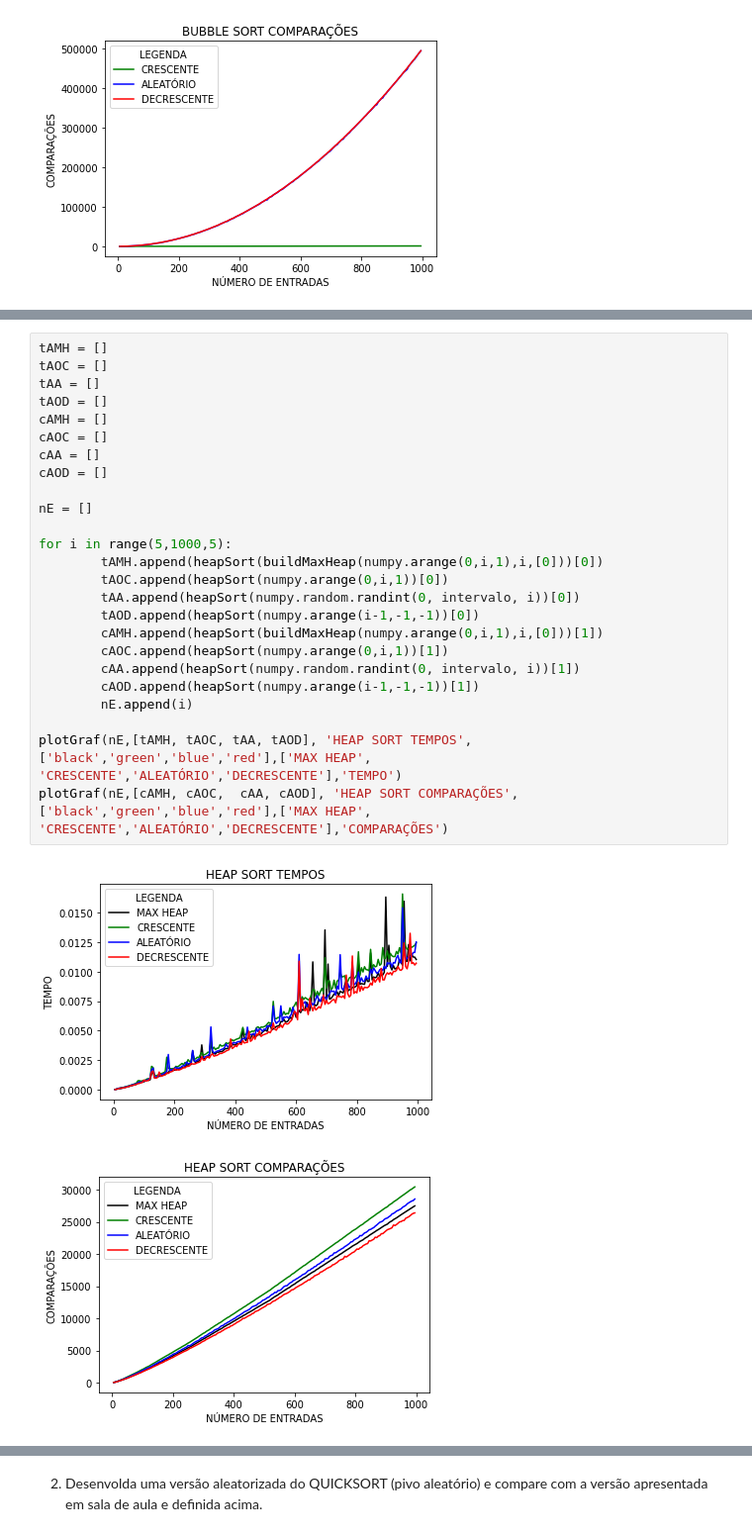
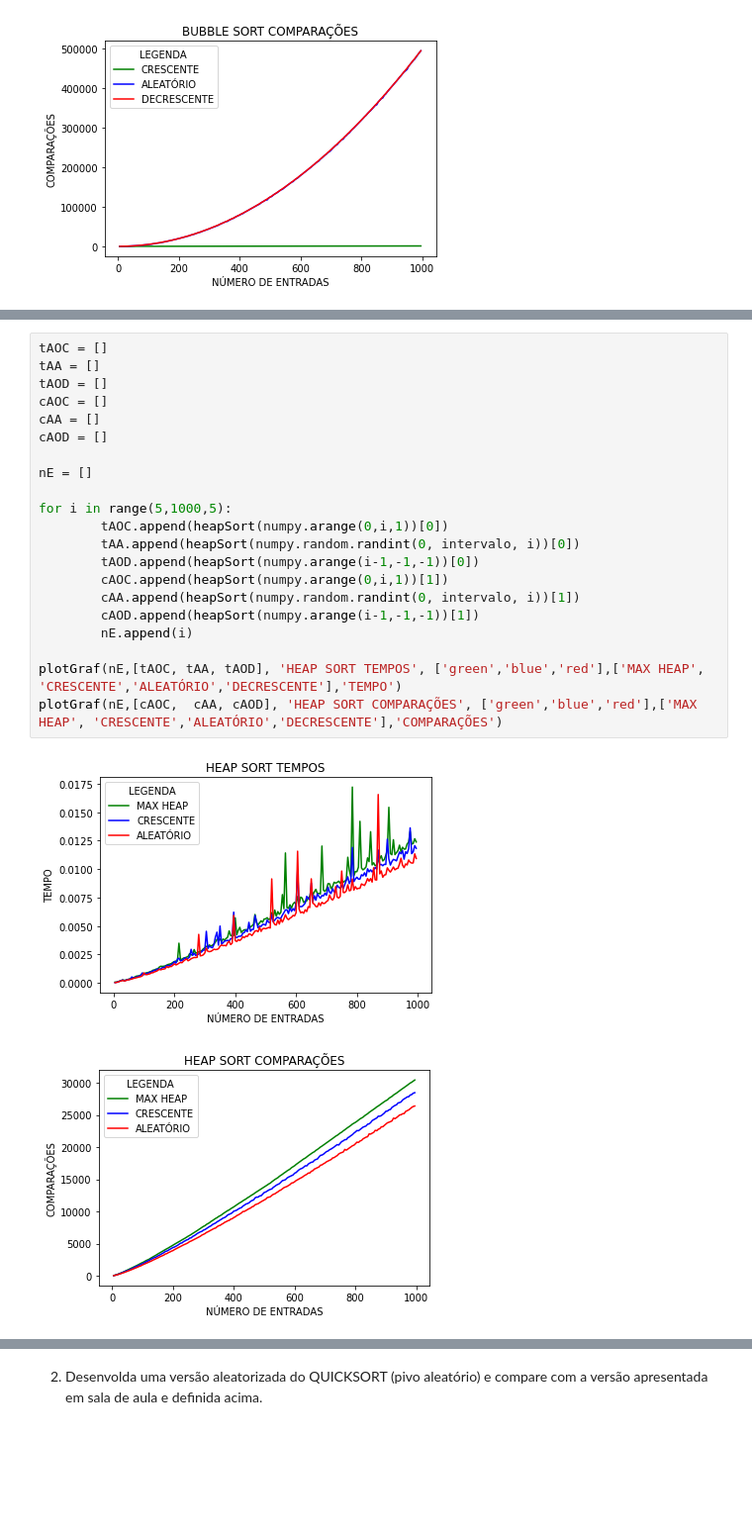
Before and after one commit to fabioVitorTavares/EFC1-GCC253---Complexidade-e-Projeto-de-Algoritmos, a Jupyter notebook: EFC1_GCC_253.ipynb, the cells around one changed output, grey strips where cells are left out. Shown: that part at 99% size. Drawn from its saved outputs; the diff is of its cells as text; blank space fills up the shorter version.

```diff
--- a/EFC1_GCC_253.ipynb
+++ b/EFC1_GCC_253.ipynb
@@ -366,32 +397,28 @@ plotGraf(nE,[cAOC,  cAA, cAOD], 'BUBBLE SORT COMPARAÇÕES', ['green','blue','re
 
         O pior caso acontece quando o vetor está ordenado de forma contrária, apesar de já ser uma heap de máximos o filho da esquerda é sempre maior que o filho da direita, o que faz com que a manutenção da heap sempre tenha que chegar em um nó folha sendo que a altura da heap se mante equilibrada perto de 2 elevado ao tamanho da heap.
 # %%
-tAMH = []
 tAOC = []
 tAA = []
 tAOD = []
-cAMH = []
 cAOC = []
 cAA = []
 cAOD = []
 
 nE = []
 
 for i in range(5,1000,5):
-        tAMH.append(heapSort(buildMaxHeap(numpy.arange(0,i,1),i,[0]))[0])
         tAOC.append(heapSort(numpy.arange(0,i,1))[0])
         tAA.append(heapSort(numpy.random.randint(0, intervalo, i))[0])
         tAOD.append(heapSort(numpy.arange(i-1,-1,-1))[0])
-        cAMH.append(heapSort(buildMaxHeap(numpy.arange(0,i,1),i,[0]))[1])
         cAOC.append(heapSort(numpy.arange(0,i,1))[1])
         cAA.append(heapSort(numpy.random.randint(0, intervalo, i))[1])
         cAOD.append(heapSort(numpy.arange(i-1,-1,-1))[1])
         nE.append(i)
 
-plotGraf(nE,[tAMH, tAOC, tAA, tAOD], 'HEAP SORT TEMPOS', ['black','green','blue','red'],['MAX HEAP', 'CRESCENTE','ALEATÓRIO','DECRESCENTE'],'TEMPO')
-plotGraf(nE,[cAMH, cAOC,  cAA, cAOD], 'HEAP SORT COMPARAÇÕES', ['black','green','blue','red'],['MAX HEAP', 'CRESCENTE','ALEATÓRIO','DECRESCENTE'],'COMPARAÇÕES')
+plotGraf(nE,[tAOC, tAA, tAOD], 'HEAP SORT TEMPOS', ['green','blue','red'],['MAX HEAP', 'CRESCENTE','ALEATÓRIO','DECRESCENTE'],'TEMPO')
+plotGraf(nE,[cAOC,  cAA, cAOD], 'HEAP SORT COMPARAÇÕES', ['green','blue','red'],['MAX HEAP', 'CRESCENTE','ALEATÓRIO','DECRESCENTE'],'COMPARAÇÕES')
 # %% [output]
-[figure, old version]
+[figure, new version]
-[figure, old version]
+[figure, new version]
 # %% [markdown]
 
```
Also changed, not shown: parts of 12 cells of this notebook.
